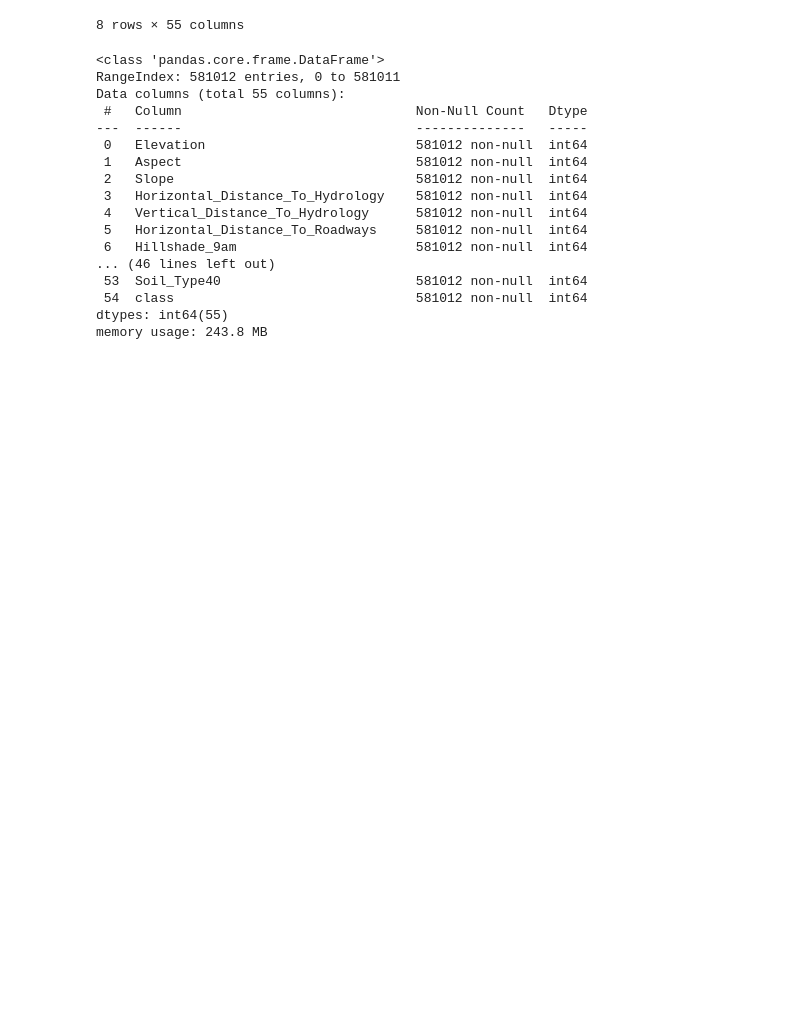
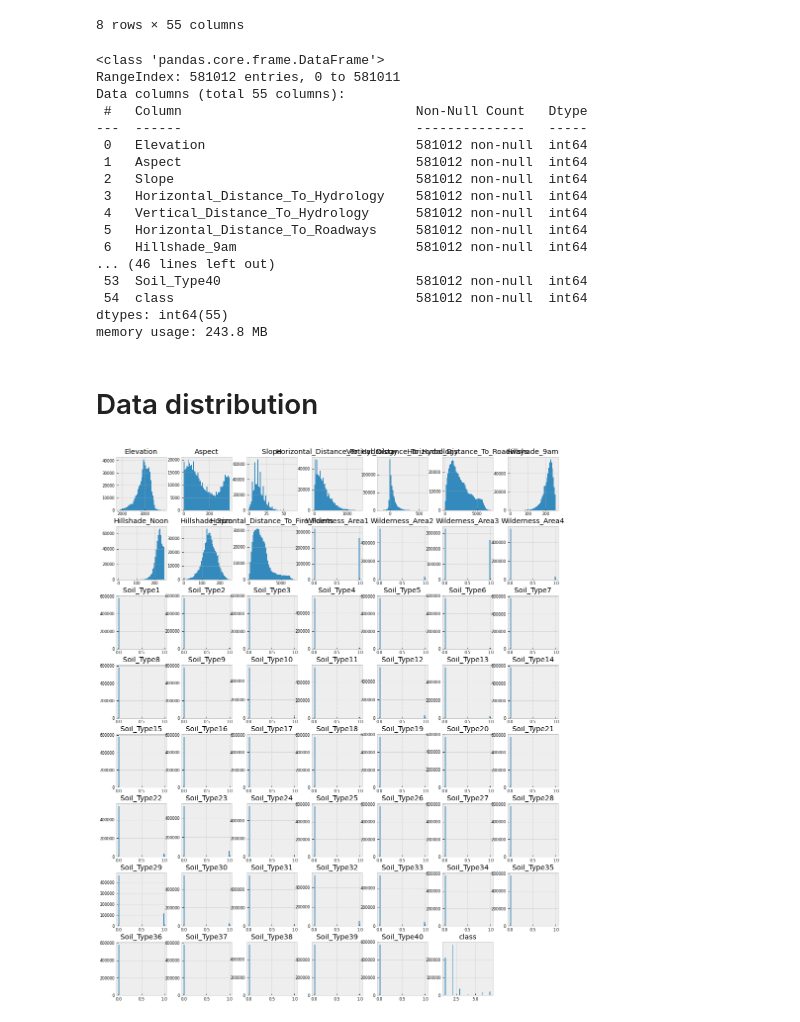
Before and after one commit to jaimeggb/Forest-Cover-Classification, a Jupyter notebook: dlsp-portfolio-starter-code/dlsp-portfolio-starter-code/CoverType-classification.ipynb, the cells around one changed output. Drawn from its saved outputs; the diff is of its cells as text; code cells hidden in the pictures; blank space fills up the shorter version.

```diff
--- a/dlsp-portfolio-starter-code/dlsp-portfolio-starter-code/CoverType-classification.ipynb
+++ b/dlsp-portfolio-starter-code/dlsp-portfolio-starter-code/CoverType-classification.ipynb
@@ -8,3 +10,13 @@ import pandas as pd
+# %%
+import pandas as pd
+import seaborn as sns
+import matplotlib.pyplot as plt
+import numpy as np
+
+# Comment this if the data visualisations doesn't work on your side
+%matplotlib inline
+
+plt.style.use('bmh')
 # %%
 df = pd.read_csv("cover_data.csv")
 df.head()
@@ -49,3 +61,9 @@ Data columns (total 55 columns):
  54  class                               581012 non-null  int64
 dtypes: int64(55)
 memory usage: 243.8 MB
+# %% [markdown]
+# Data distribution
+# %%
+df.hist(figsize=(16, 20), bins=50, xlabelsize=8, ylabelsize=8); # ; avoid having the matplotlib verbose informations
+# %% [output]
+[figure, added]
```
Also changed, not shown: parts of 23 cells of this notebook.
